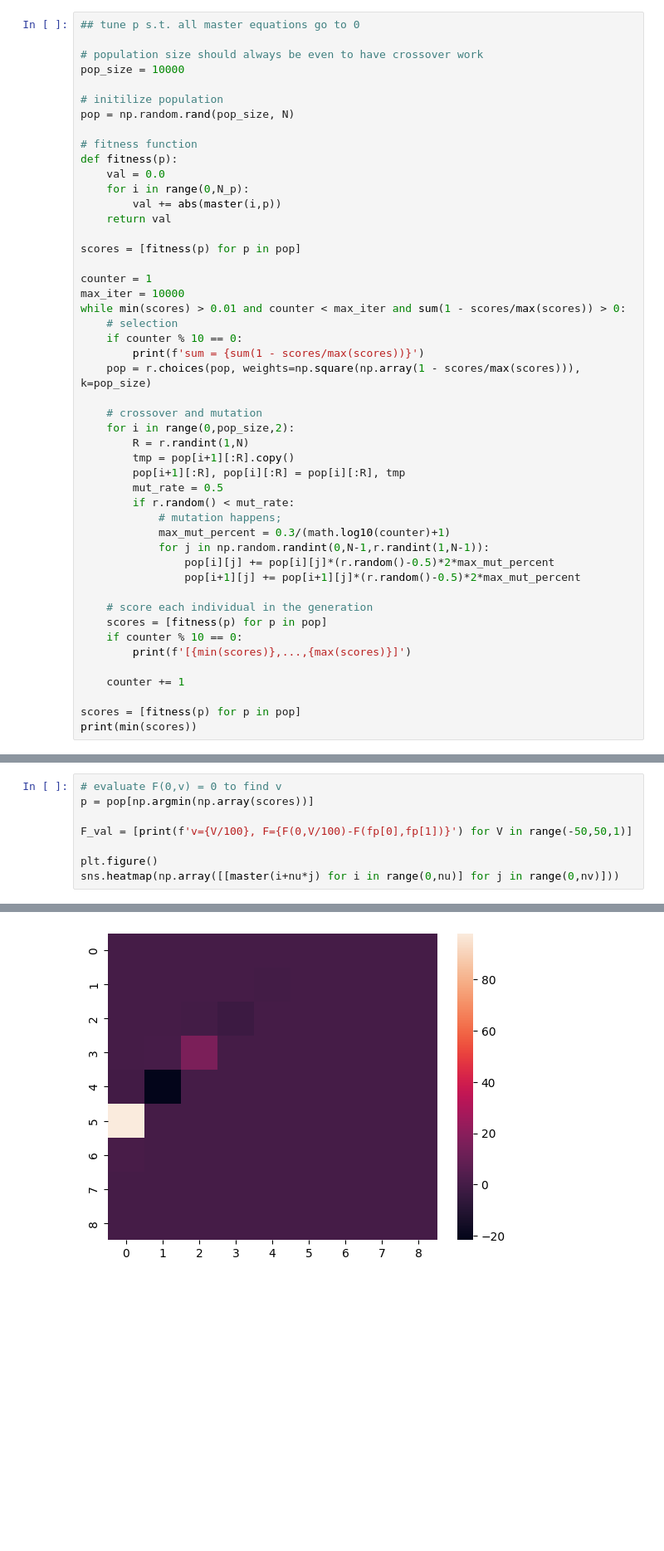
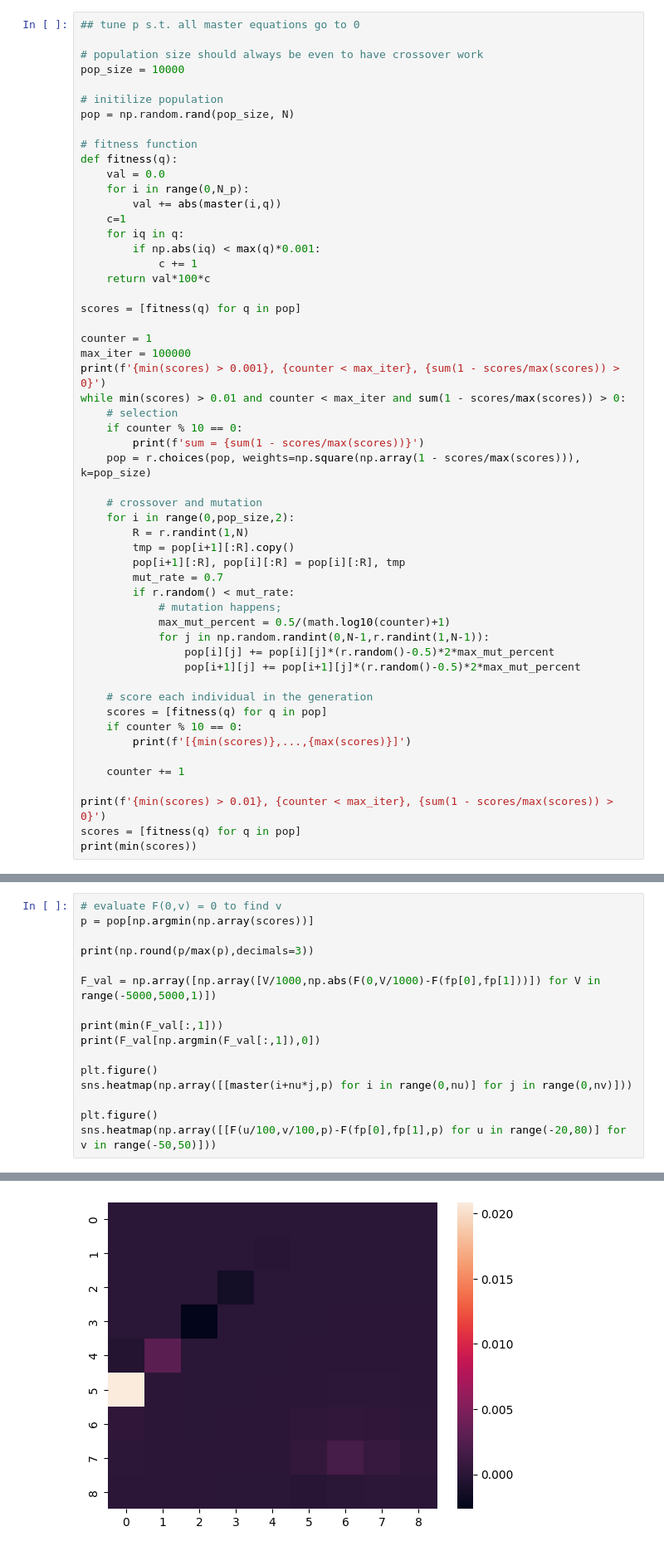
Before and after one commit to StijnCool/nast-thesis, a Jupyter notebook: Scalar field in 2D.ipynb, the cells around one changed output, grey strips where cells are left out. Shown: that part at 83% size. Drawn from its saved outputs; the diff is of its cells as text; blank space fills up the shorter version.

```diff
--- a/Scalar field in 2D.ipynb
+++ b/Scalar field in 2D.ipynb
@@ -195,16 +195,21 @@ pop_size = 10000
 pop = np.random.rand(pop_size, N)
 
 # fitness function
-def fitness(p):
+def fitness(q):
     val = 0.0
     for i in range(0,N_p):
-        val += abs(master(i,p))
-    return val
+        val += abs(master(i,q))
+    c=1
+    for iq in q:
+        if np.abs(iq) < max(q)*0.001:
+            c += 1
+    return val*100*c
 
-scores = [fitness(p) for p in pop]
+scores = [fitness(q) for q in pop]
 
 counter = 1
-max_iter = 10000
+max_iter = 100000
+print(f'{min(scores) > 0.001}, {counter < max_iter}, {sum(1 - scores/max(scores)) > 0}')
 while min(scores) > 0.01 and counter < max_iter and sum(1 - scores/max(scores)) > 0:
     # selection
     if counter % 10 == 0:
@@ -216,21 +221,22 @@ while min(scores) > 0.01 and counter < max_iter and sum(1 - scores/max(scores))
         R = r.randint(1,N)
         tmp = pop[i+1][:R].copy()
         pop[i+1][:R], pop[i][:R] = pop[i][:R], tmp
-        mut_rate = 0.5
+        mut_rate = 0.7
         if r.random() < mut_rate:
             # mutation happens;
-            max_mut_percent = 0.3/(math.log10(counter)+1)
+            max_mut_percent = 0.5/(math.log10(counter)+1)
             for j in np.random.randint(0,N-1,r.randint(1,N-1)):
                 pop[i][j] += pop[i][j]*(r.random()-0.5)*2*max_mut_percent
                 pop[i+1][j] += pop[i+1][j]*(r.random()-0.5)*2*max_mut_percent
 
     # score each individual in the generation
-    scores = [fitness(p) for p in pop]
+    scores = [fitness(q) for q in pop]
     if counter % 10 == 0:
         print(f'[{min(scores)},...,{max(scores)}]')
 
     counter += 1
 
-scores = [fitness(p) for p in pop]
+print(f'{min(scores) > 0.01}, {counter < max_iter}, {sum(1 - scores/max(scores)) > 0}')
+scores = [fitness(q) for q in pop]
 print(min(scores))
 # %% [output]
@@ -255,8 +261,16 @@ sum = 6733.100638455764
 # evaluate F(0,v) = 0 to find v
 p = pop[np.argmin(np.array(scores))]
 
-F_val = [print(f'v={V/100}, F={F(0,V/100)-F(fp[0],fp[1])}') for V in range(-50,50,1)]
+print(np.round(p/max(p),decimals=3))
+
+F_val = np.array([np.array([V/1000,np.abs(F(0,V/1000)-F(fp[0],fp[1]))]) for V in range(-5000,5000,1)])
+
+print(min(F_val[:,1]))
+print(F_val[np.argmin(F_val[:,1]),0])
 
 plt.figure()
-sns.heatmap(np.array([[master(i+nu*j) for i in range(0,nu)] for j in range(0,nv)]))
+sns.heatmap(np.array([[master(i+nu*j,p) for i in range(0,nu)] for j in range(0,nv)]))
+
+plt.figure()
+sns.heatmap(np.array([[F(u/100,v/100,p)-F(fp[0],fp[1],p) for u in range(-20,80)] for v in range(-50,50)]))
 # %% [output]
@@ -280,2 +281,2 @@ v=0.49, F=-1.1727056689617803
 <AxesSubplot:>
-[figure, old version]
+[figure, new version]
```
Also changed, not shown: parts of 5 cells of this notebook, 1 other file.
